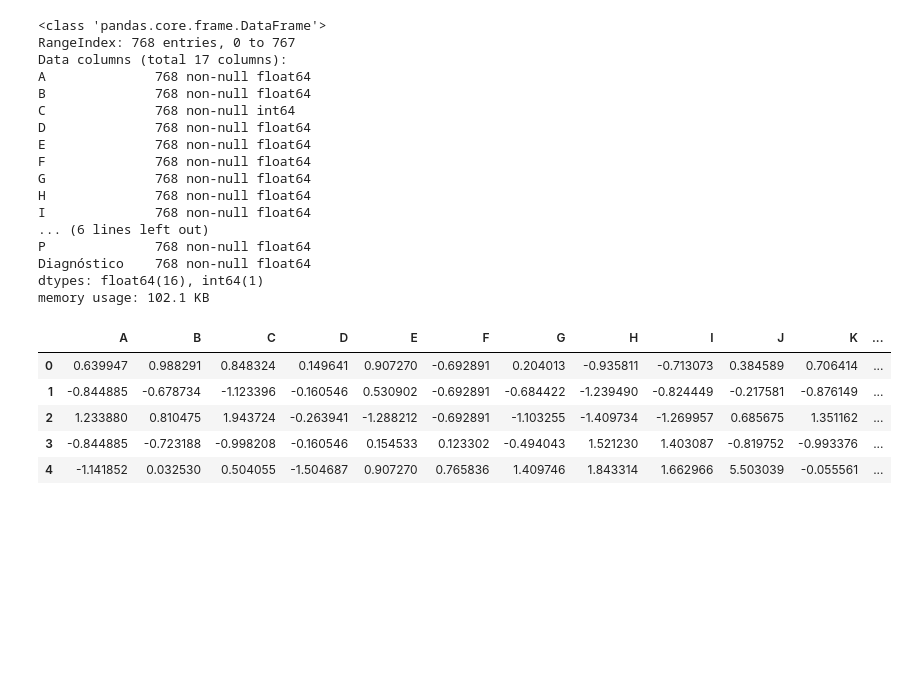
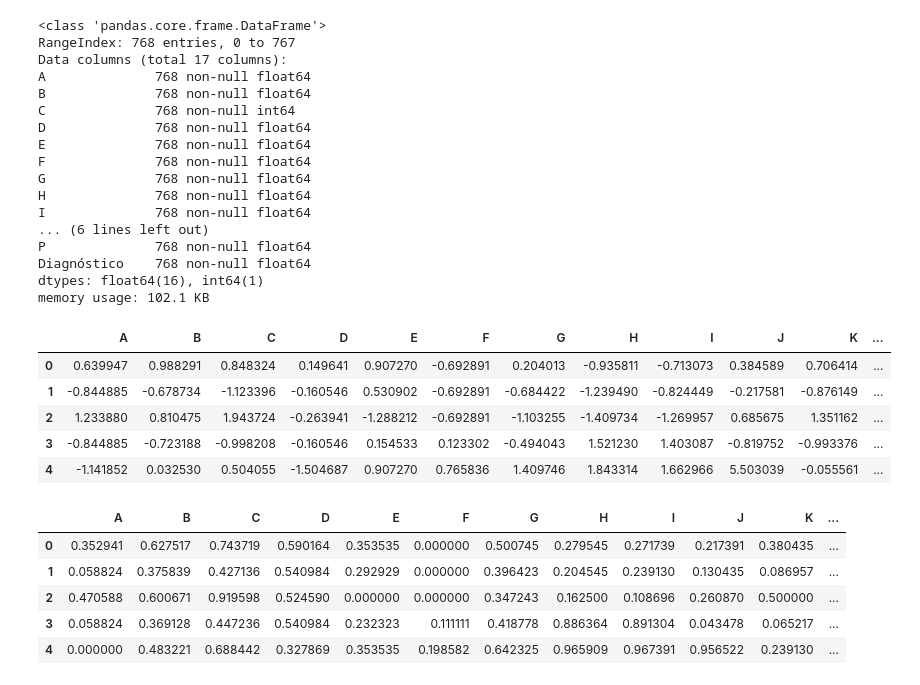
Before and after one commit to carvalheirafc/deep_learning_stuff, a Jupyter notebook: statistical_analysis/diabetes/diabetes_stats_analysis.ipynb, the cells around one changed output. Drawn from its saved outputs; the diff is of its cells as text; code cells hidden in the pictures; blank space fills up the shorter version.

```diff
--- a/statistical_analysis/diabetes/diabetes_stats_analysis.ipynb
+++ b/statistical_analysis/diabetes/diabetes_stats_analysis.ipynb
@@ -47,6 +48,21 @@ diabetes_norm.head()
 | 2 | 1.233880 | 0.810475 | 1.943724 | -0.263941 | -1.288212 | -0.692891 | -1.103255 | -1.409734 | -1.269957 | 0.685675 | 1.351162 | ... |
 | 3 | -0.844885 | -0.723188 | -0.998208 | -0.160546 | 0.154533 | 0.123302 | -0.494043 | 1.521230 | 1.403087 | -0.819752 | -0.993376 | ... |
 | 4 | -1.141852 | 0.032530 | 0.504055 | -1.504687 | 0.907270 | 0.765836 | 1.409746 | 1.843314 | 1.662966 | 5.503039 | -0.055561 | ... |
+# %%
+# Creation of a new dataset with normalized values using min-max
+
+min_max_scaler = preprocessing.MinMaxScaler()
+
+x_scaled = min_max_scaler.fit_transform(diabetes)
+diabetes_min_max = pd.DataFrame(x_scaled, columns = diabetes.columns)
+diabetes_min_max.head()
+# %% [output]
+|  | A | B | C | D | E | F | G | H | I | J | K | ... |
+| 0 | 0.352941 | 0.627517 | 0.743719 | 0.590164 | 0.353535 | 0.000000 | 0.500745 | 0.279545 | 0.271739 | 0.217391 | 0.380435 | ... |
+| 1 | 0.058824 | 0.375839 | 0.427136 | 0.540984 | 0.292929 | 0.000000 | 0.396423 | 0.204545 | 0.239130 | 0.130435 | 0.086957 | ... |
+| 2 | 0.470588 | 0.600671 | 0.919598 | 0.524590 | 0.000000 | 0.000000 | 0.347243 | 0.162500 | 0.108696 | 0.260870 | 0.500000 | ... |
+| 3 | 0.058824 | 0.369128 | 0.447236 | 0.540984 | 0.232323 | 0.111111 | 0.418778 | 0.886364 | 0.891304 | 0.043478 | 0.065217 | ... |
+| 4 | 0.000000 | 0.483221 | 0.688442 | 0.327869 | 0.353535 | 0.198582 | 0.642325 | 0.965909 | 0.967391 | 0.956522 | 0.239130 | ... |
 # %%
 # Plotting all columns of both datasets. Normalized and Original.
 # To compare the results of Normalization on values distribuition.
```
Also changed, not shown: parts of 3 cells of this notebook.
